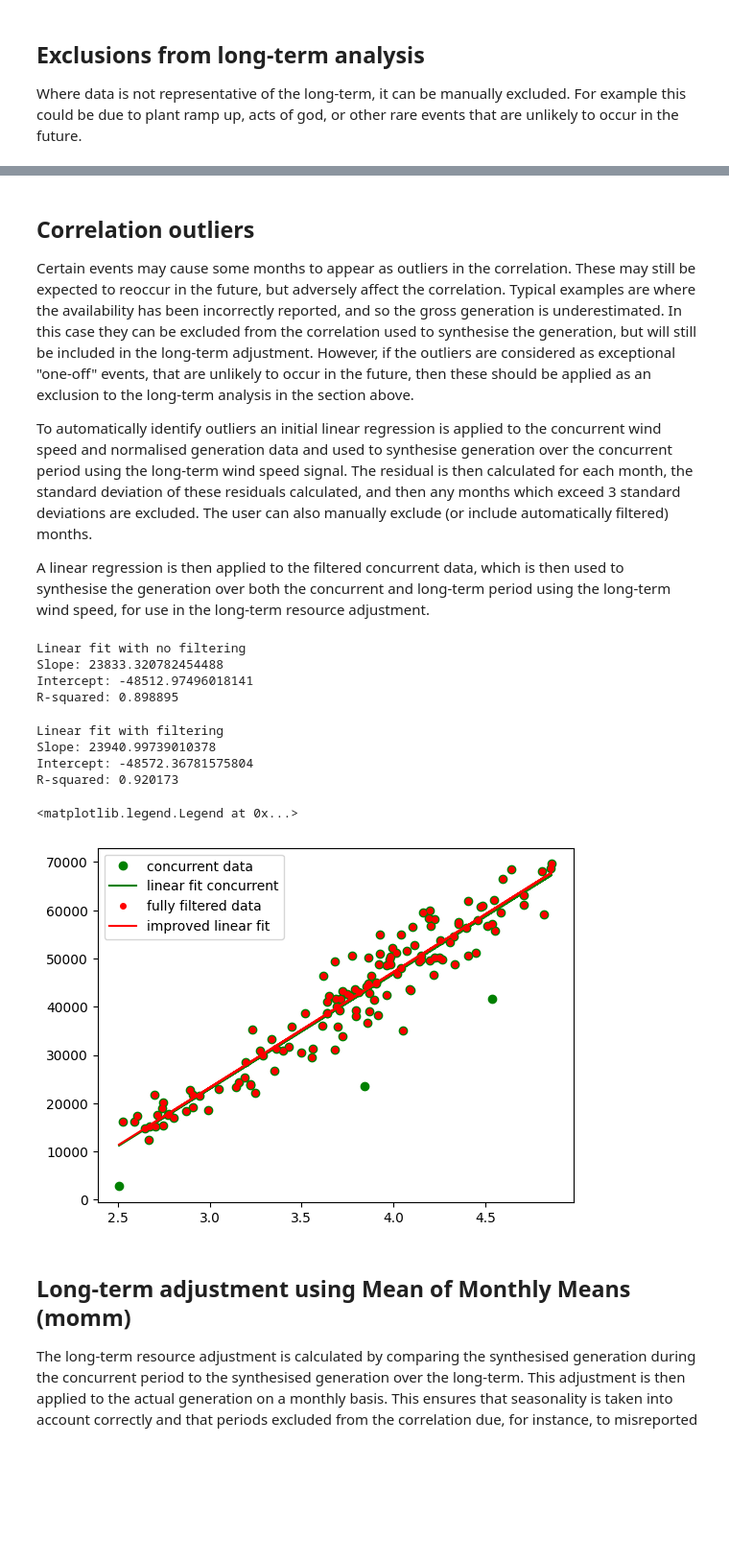
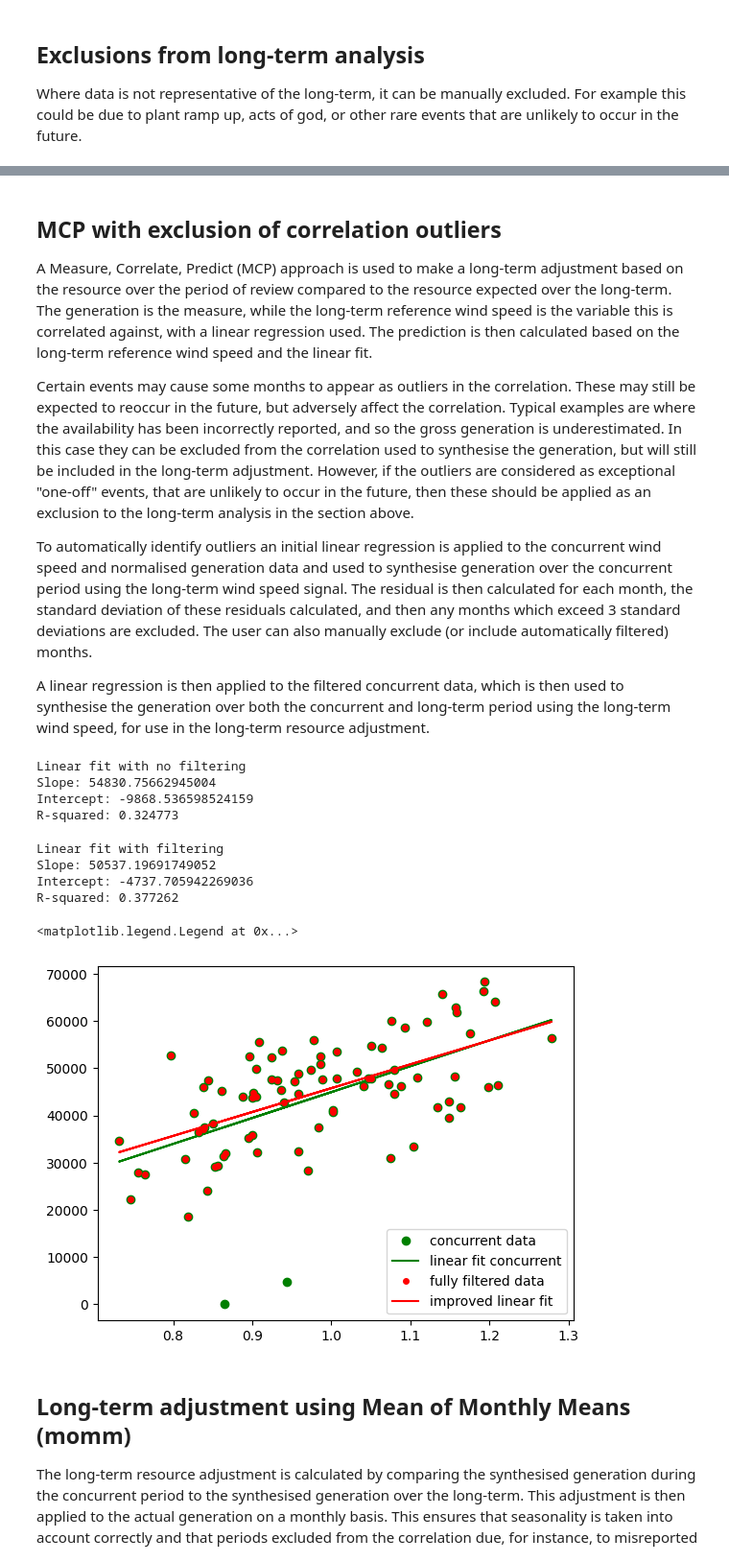
Before and after one commit to charlie9578/osoeya, a Jupyter notebook: osoeya.ipynb, the cells around one changed output, grey strips where cells are left out. Shown: that part at 96% size. Drawn from its saved outputs; the diff is of its cells as text; code cells hidden in the pictures; blank space fills up the shorter version.

Commit message:
merra2 and a resource index added
these are added to the era5 option, with the best correlating being automatically selected for use

```diff
--- a/osoeya.ipynb
+++ b/osoeya.ipynb
@@ -275,0 +333,9 @@ print(df.dropna())
+# %%
+
+# add concurrent generation normalised column
+df["concurrent-generation-normalised"] = df["generation-normalised"][df["windspeed"].notnull() & df["generation-normalised"].notnull()]
+
+# add concurrent windspeed
+df["concurrent-windspeed"] = df["windspeed"][df["concurrent-generation-normalised"].notnull()]
+
+print(df.dropna())
@@ -276,5 +372,7 @@ print(df.dropna())
 # %% [markdown]
-## Correlation outliers
+## MCP with exclusion of correlation outliers
+
+A Measure, Correlate, Predict (MCP) approach is used to make a long-term adjustment based on the resource over the period of review compared to the resource expected over the long-term. The generation is the measure, while the long-term reference wind speed is the variable this is correlated against, with a linear regression used. The prediction is then calculated based on the long-term reference wind speed and the linear fit.
 
 Certain events may cause some months to appear as outliers in the correlation. These may still be expected to reoccur in the future, but adversely affect the correlation. Typical examples are where the availability has been incorrectly reported, and so the gross generation is underestimated. In this case they can be excluded from the correlation used to synthesise the generation, but will still be included in the long-term adjustment. However, if the outliers are considered as exceptional "one-off" events, that are unlikely to occur in the future, then these should be applied as an exclusion to the long-term analysis in the section above.
 
@@ -285,7 +383,7 @@ A linear regression is then applied to the filtered concurrent data, which is th
 # detect correlation outliers and filter out
 
 # apply linear regression
-res = stats.linregress(x=df["concurrent-windspeed_ms"].dropna(),y=df["concurrent-generation-normalised"].dropna())
+res = stats.linregress(x=df["concurrent-windspeed"].dropna(),y=df["concurrent-generation-normalised"].dropna())
 
 print("Linear fit with no filtering")
 print(f"Slope: {res.slope}")
@@ -293,16 +391,16 @@ print(f"Intercept: {res.intercept}")
 print(f"R-squared: {res.rvalue**2:.6f}")
 
 # synthesise generation
-df["concurrent-generation-synthesised-no-filter"] = res.intercept + res.slope*df["concurrent-windspeed_ms"]
+df["concurrent-generation-synthesised-no-filter"] = res.intercept + res.slope*df["concurrent-windspeed"]
 
 # detect correlation outliers
 df["residuals"] = df["concurrent-generation-normalised"]-df["concurrent-generation-synthesised-no-filter"]
 df["correlation-outlier"] = df["residuals"].abs() > 3*df["residuals"].std()
 # %% [output]
 Linear fit with no filtering
-Slope: 23833.320782454488
-Intercept: -48512.97496018141
-R-squared: 0.898895
+Slope: 54830.75662945004
+Intercept: -9868.536598524159
+R-squared: 0.324773
 # %%
 # any further data points that you wish to exclude from the correlation can be done so here
 # e.g. df.loc["2010-08-01","correlation-outlier"] = True
@@ -310,10 +408,10 @@ R-squared: 0.898895
 # %%
 # filter data for the improved correlation fit
 df["concurrent-generation-normalised-filtered"] = df["concurrent-generation-normalised"][~df["correlation-outlier"]]
-df["concurrent-windspeed_ms-filtered"] = df["concurrent-windspeed_ms"][~df["correlation-outlier"]]
+df["concurrent-windspeed-filtered"] = df["concurrent-windspeed"][~df["correlation-outlier"]]
 # %%
 # apply linear regression
-res = stats.linregress(x=df["concurrent-windspeed_ms-filtered"].dropna(),y=df["concurrent-generation-normalised-filtered"].dropna())
+res = stats.linregress(x=df["concurrent-windspeed-filtered"].dropna(),y=df["concurrent-generation-normalised-filtered"].dropna())
 
 print("Linear fit with filtering")
 print(f"Slope: {res.slope}")
@@ -321,26 +419,26 @@ print(f"Intercept: {res.intercept}")
 print(f"R-squared: {res.rvalue**2:.6f}")
 
 # synthesise the generation
-df["generation-synthesised"] = res.intercept + res.slope*df["windspeed_ms"]
-df["concurrent-generation-synthesised"] = res.intercept + res.slope*df["concurrent-windspeed_ms"]
+df["generation-synthesised"] = res.intercept + res.slope*df["windspeed"]
+df["concurrent-generation-synthesised"] = res.intercept + res.slope*df["concurrent-windspeed"]
 # %% [output]
 Linear fit with filtering
-Slope: 23940.99739010378
-Intercept: -48572.36781575804
-R-squared: 0.920173
+Slope: 50537.19691749052
+Intercept: -4737.705942269036
+R-squared: 0.377262
 # %%
 # plot outliers for review
 
 df_filtered = df.loc[df["correlation-outlier"]==False]
 
-plt.plot(df["windspeed_ms"], df["concurrent-generation-normalised"], 'go', label='concurrent data')
-plt.plot(df["windspeed_ms"], df["concurrent-generation-synthesised-no-filter"], 'g', label='linear fit concurrent')
-plt.plot(df["windspeed_ms"], df["concurrent-generation-normalised-filtered"], 'ro', markersize=4, label='fully filtered data')
-plt.plot(df["windspeed_ms"], df["concurrent-generation-synthesised"], 'r', label='improved linear fit')
+plt.plot(df["windspeed"], df["concurrent-generation-normalised"], 'go', label='concurrent data')
+plt.plot(df["windspeed"], df["concurrent-generation-synthesised-no-filter"], 'g', label='linear fit concurrent')
+plt.plot(df["windspeed"], df["concurrent-generation-normalised-filtered"], 'ro', markersize=4, label='fully filtered data')
+plt.plot(df["windspeed"], df["concurrent-generation-synthesised"], 'r', label='improved linear fit')
 plt.legend()
 # %% [output]
 <matplotlib.legend.Legend at 0x...>
-[figure, old version]
+[figure, new version]
 # %% [markdown]
 ## Long-term adjustment using Mean of Monthly Means (momm)
 
```
Also changed, not shown: parts of 19 cells of this notebook, 1 other file.
